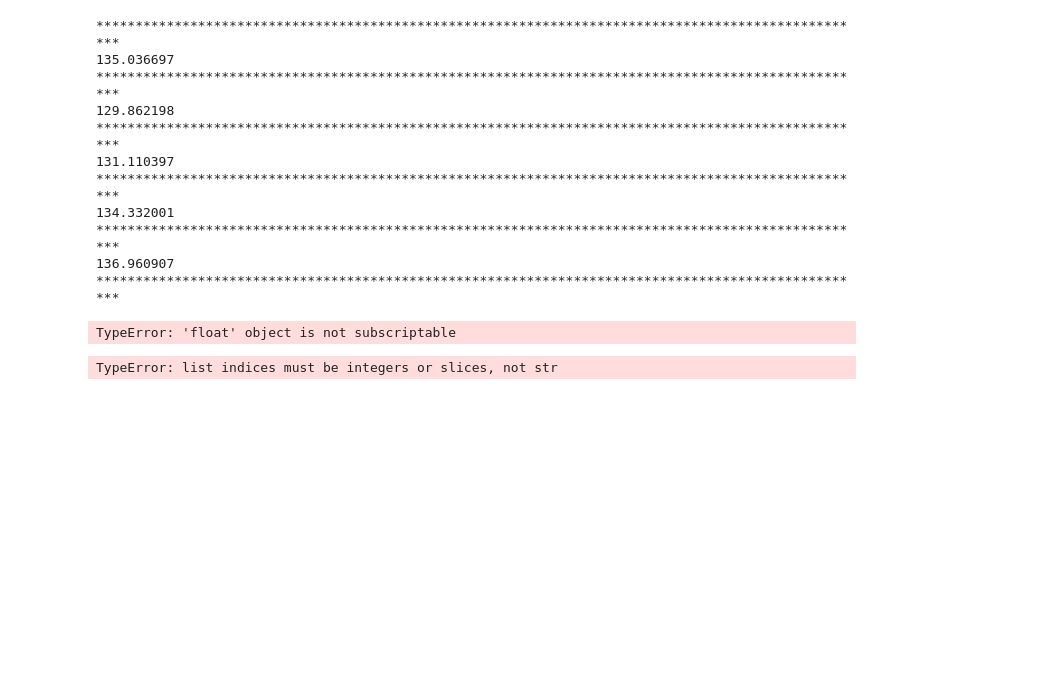
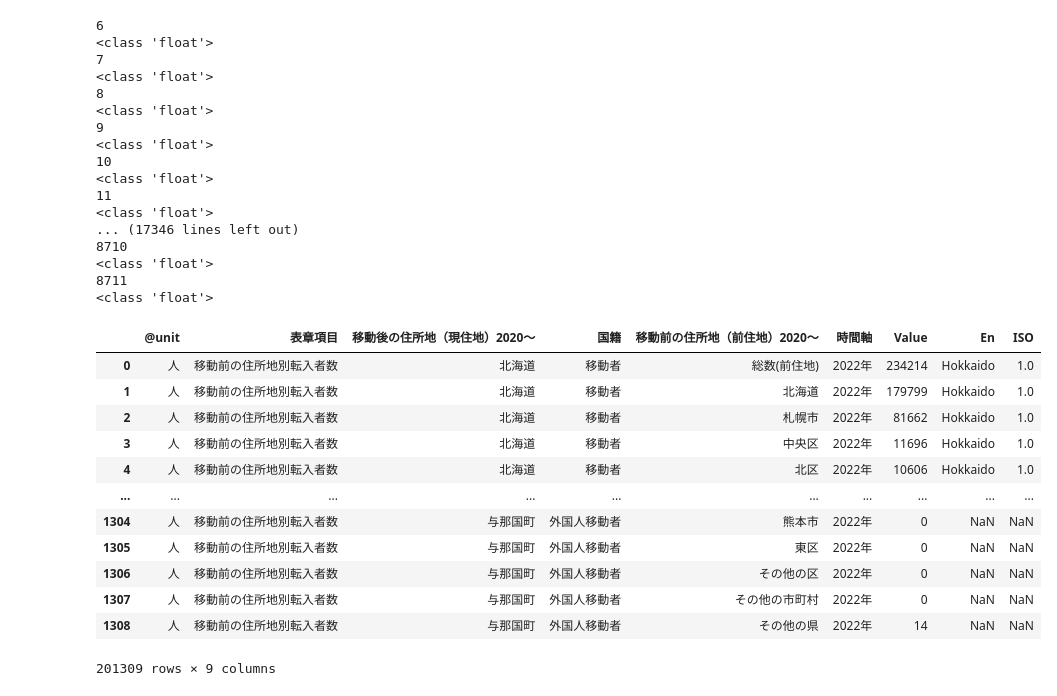
Before and after one commit to rob-rog/An_Exploration_of_the_Internal_Migration_of_Japan_for_2022, a Jupyter notebook: exploring_e-stat.go.jp.ipynb, the cells around one changed output. Saved outputs shown, nothing was run; the diff lists cells and outputs as text; code cells hidden in the pictures; blank space fills up the shorter version.

```diff
--- a/exploring_e-stat.go.jp.ipynb
+++ b/exploring_e-stat.go.jp.ipynb
@@ -102,21 +57,58 @@ TypeError: 'float' object is not iterable
 # %%
-for feature in geojson_data['features']:
-    print('***************************************************************************************************')
-    print(feature["geometry"]['coordinates'][0][0][0][0])
+#corlen = 0
+corloc = 0
+for L in all_coordinates:
+    corloc = corloc + 1
+    if not isinstance(L[0], list):
+        print(corloc)
+        print(type(L[0]))
+#print(corlen)
+#len(all_coordinates)[8710]
 # %% [output]
-***************************************************************************************************
-135.036697
-***************************************************************************************************
-129.862198
-***************************************************************************************************
-131.110397
-***************************************************************************************************
-134.332001
-***************************************************************************************************
-136.960907
-***************************************************************************************************
+6
+<class 'float'>
+7
+<class 'float'>
+8
+<class 'float'>
+9
+<class 'float'>
+10
+<class 'float'>
+11
+<class 'float'>
+... (17346 lines left out)
+8710
+<class 'float'>
+8711
+<class 'float'>
-TypeError: 'float' object is not subscriptable
 # %%
-geojson_data['features']["geometry"]
+pref = pd.DataFrame(data={'En': ['Hokkaido', 'Aomori', 'Iwate', 'Miyagi', 'Akita', 'Yamagata', 'Fukushima', 'Ibaraki', 'Tochigi', 'Gunma', 'Saitama',
+                                 'Chiba', 'Tokyo', 'Kanagawa', 'Niigata', 'Toyama', 'Ishikawa', 'Fukui', 'Yamanashi', 'Nagano', 'Gifu', 'Shizuoka',
+                                 'Aichi', 'Mie', 'Shiga', 'Kyoto', 'Osaka', 'Hyogo', 'Nara', 'Wakayama', 'Tottori', 'Shimane', 'Okayama', 'Hiroshima',
+                                 'Yamaguchi', 'Tokushima', 'Kagawa', 'Ehime', 'Kochi', 'Fukuoka', 'Saga', 'Nagasaki', 'Kumamoto', 'Oita', 'Miyazaki',
+                                 'Kagoshima', 'Okinawa'],
+                          'Ja': ['北海道', '青森県', '岩手県', '宮城県', '秋田県', '山形県', '福島県', '茨城県', '栃木県', '群馬県', '埼玉県', '千葉県',
+                                 '東京都', '神奈川県', '新潟県', '富山県', '石川県', '福井県', '山梨県', '長野県', '岐阜県', '静岡県', '愛知県', '三重県',
+                                 '滋賀県', '京都府', '大阪府', '兵庫県', '奈良県', '和歌山県', '鳥取県', '島根県', '岡山県', '広島県', '山口県', '徳島県',
+                                 '香川県', '愛媛県', '高知県', '福岡県', '佐賀県', '長崎県', '熊本県', '大分県', '宮崎県', '鹿児島県', '沖縄県'],
+                          'ISO': [1, 2, 3, 4, 5, 6, 7, 8, 9, 10, 11, 12, 13, 14, 15, 16, 17, 18, 19, 20, 21, 22, 23, 24, 25, 26, 27, 28, 29, 30, 31,
+                                  32, 33, 34, 35, 36, 37, 38, 39, 40, 41, 42, 43, 44, 45, 46, 47]})
+
+#data.join(pref.set_index('Ja'), on='移動後の住所地（現住地）2020～')
+#data['移動後の住所地（現住地）2020～']['香川県']
+data.filter(items=pref.keys())
 # %% [output]
+|  | @unit | 表章項目 | 移動後の住所地（現住地）2020～ | 国籍 | 移動前の住所地（前住地）2020～ | 時間軸 | Value | En | ISO |
+| 0 | 人 | 移動前の住所地別転入者数 | 北海道 | 移動者 | 総数(前住地) | 2022年 | 234214 | Hokkaido | 1.0 |
+| 1 | 人 | 移動前の住所地別転入者数 | 北海道 | 移動者 | 北海道 | 2022年 | 179799 | Hokkaido | 1.0 |
+| 2 | 人 | 移動前の住所地別転入者数 | 北海道 | 移動者 | 札幌市 | 2022年 | 81662 | Hokkaido | 1.0 |
+| 3 | 人 | 移動前の住所地別転入者数 | 北海道 | 移動者 | 中央区 | 2022年 | 11696 | Hokkaido | 1.0 |
+| 4 | 人 | 移動前の住所地別転入者数 | 北海道 | 移動者 | 北区 | 2022年 | 10606 | Hokkaido | 1.0 |
+| ... | ... | ... | ... | ... | ... | ... | ... | ... | ... |
+| 1304 | 人 | 移動前の住所地別転入者数 | 与那国町 | 外国人移動者 | 熊本市 | 2022年 | 0 | NaN | NaN |
+| 1305 | 人 | 移動前の住所地別転入者数 | 与那国町 | 外国人移動者 | 東区 | 2022年 | 0 | NaN | NaN |
+| 1306 | 人 | 移動前の住所地別転入者数 | 与那国町 | 外国人移動者 | その他の区 | 2022年 | 0 | NaN | NaN |
+| 1307 | 人 | 移動前の住所地別転入者数 | 与那国町 | 外国人移動者 | その他の市町村 | 2022年 | 0 | NaN | NaN |
+| 1308 | 人 | 移動前の住所地別転入者数 | 与那国町 | 外国人移動者 | その他の県 | 2022年 | 14 | NaN | NaN |
-TypeError: list indices must be integers or slices, not str
+201309 rows × 9 columns
```
Also changed, not shown: parts of 9 cells of this notebook.
